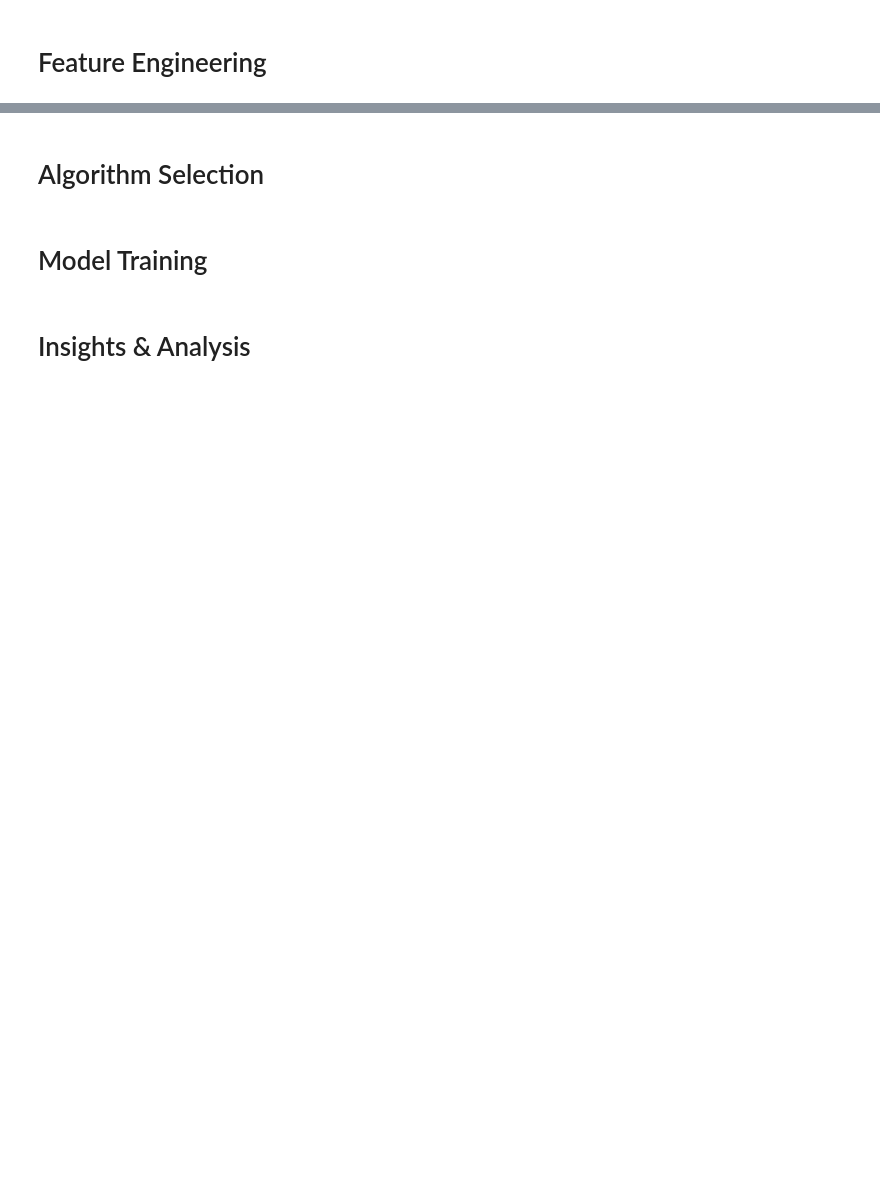
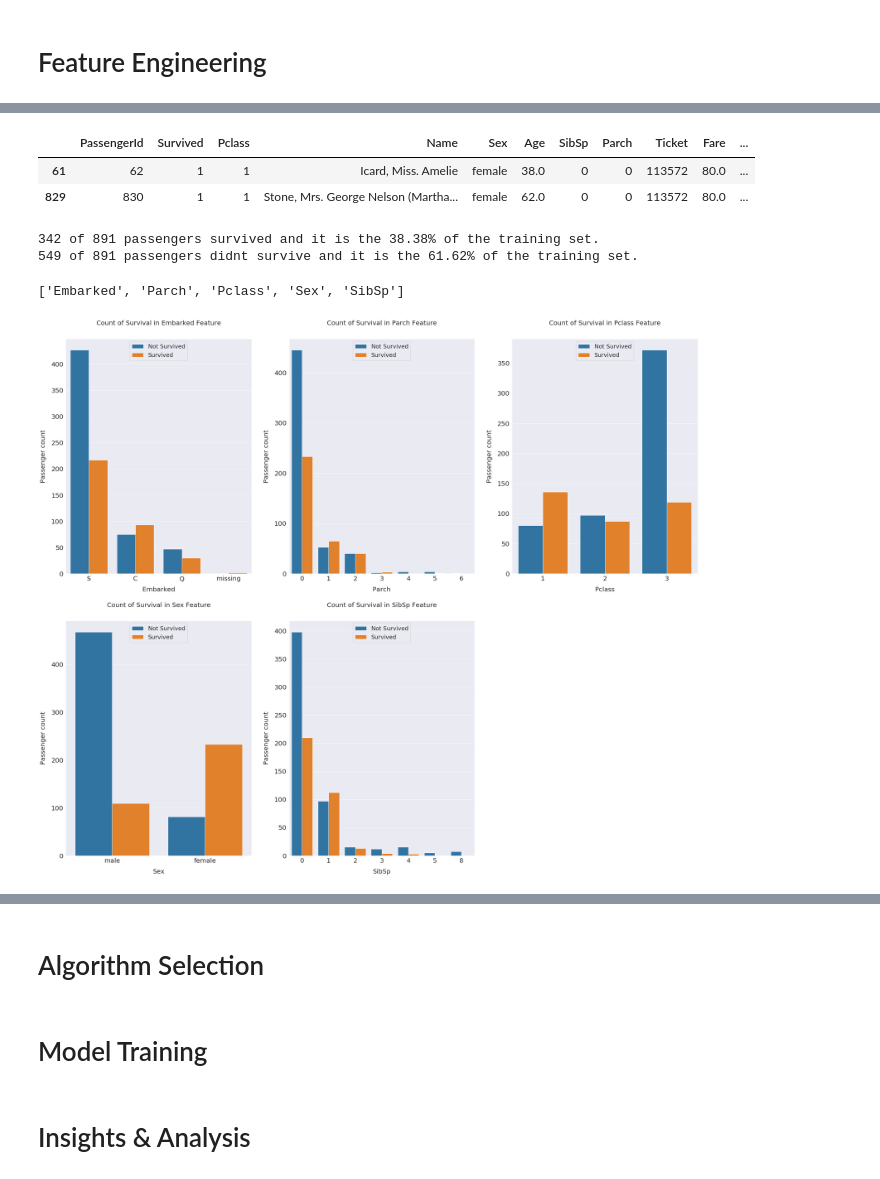
Before and after one commit to FatimaMoqran/titanic, a Jupyter notebook: titanic_project.ipynb, the cells around one changed output, grey strips where cells are left out. Cells and saved outputs as stored; diff of their text form; code cells hidden in the pictures; blank space fills up the shorter version.

```diff
--- a/titanic_project.ipynb
+++ b/titanic_project.ipynb
@@ -185,0 +226,47 @@ df.fillna('missing', inplace = True)
+# %%
+#Filling missing values in age with the medians value by sex and Pclass groups
+
+df.Age = df.groupby(['Sex', 'Pclass'])['Age'].apply(lambda x:x.fillna(x.median()))
+# %%
+#embarked class missing replace by 'S' because of a websearch about this person
+df[df['Embarked']== 'missing'].replace('missing', 'S')
+# %% [output]
+|  | PassengerId | Survived | Pclass | Name | Sex | Age | SibSp | Parch | Ticket | Fare | ... |
+| 61 | 62 | 1 | 1 | Icard, Miss. Amelie | female | 38.0 | 0 | 0 | 113572 | 80.0 | ... |
+| 829 | 830 | 1 | 1 | Stone, Mrs. George Nelson (Martha... | female | 62.0 | 0 | 0 | 113572 | 80.0 | ... |
+# %%
+#count the number of survival
+survived = df['Survived'].value_counts()[1]
+not_survived = df['Survived'].value_counts()[0]
+survived_perc = survived/df.shape[0] * 100
+not_survived_perc = not_survived/df.shape[0]*100
+print('{} of {} passengers survived and it is the {:.2f}% of the training set.'.format(survived, df.shape[0], survived_perc))
+print('{} of {} passengers didnt survive and it is the {:.2f}% of the training set.'.format(not_survived, df.shape[0], not_survived_perc))
+# %% [output]
+342 of 891 passengers survived and it is the 38.38% of the training set.
+549 of 891 passengers didnt survive and it is the 61.62% of the training set.
+# %%
+#manage categorical features
+mask = (df.dtypes == 'object')
+# print(mask)
+cat_features = ['Embarked', 'Parch', 'Pclass', 'Sex', 'SibSp']
+print(cat_features)
+fig, axs = plt.subplots(ncols = 2, nrows = 3, figsize = (20, 20))
+plt.subplots_adjust(right = 1.5, top = 1.25)
+
+for i, feature in enumerate(cat_features,1):
+    plt.subplot(2, 3, i)
+    sns.countplot(x=feature, hue='Survived', data =df)
+
+    plt.xlabel(f'{feature}', size =20, labelpad =15)
+    plt.ylabel('Passenger count', size = 20, labelpad = 15)
+    plt.tick_params(axis = 'x', labelsize = 20)
+    plt.tick_params(axis ='y', labelsize = 20)
+
+    plt.legend(['Not Survived', 'Survived'], loc ='upper center', prop = {'size': 18})
+    plt.title('Count of Survival in {} Feature'.format(feature), size=20, y=1.05)
+
+plt.show()
+# %% [output]
+['Embarked', 'Parch', 'Pclass', 'Sex', 'SibSp']
+[figure, added]
```
Also changed, not shown: parts of 6 cells of this notebook.
